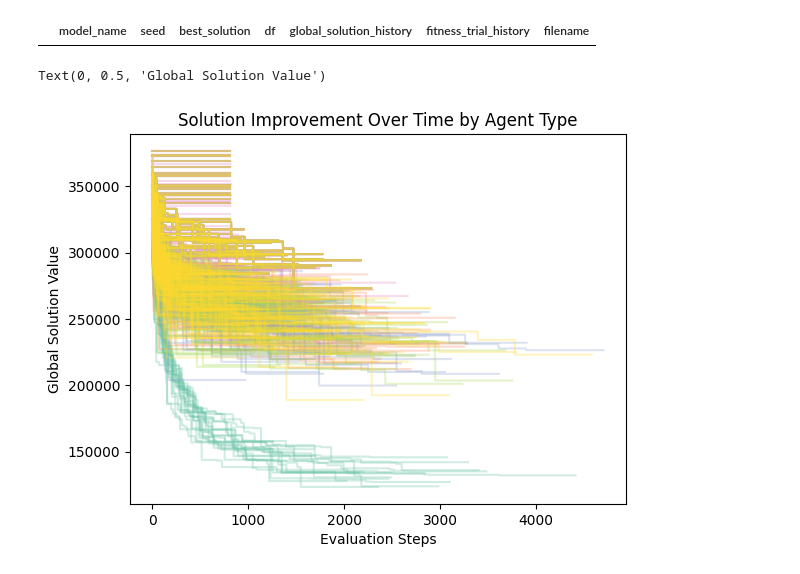
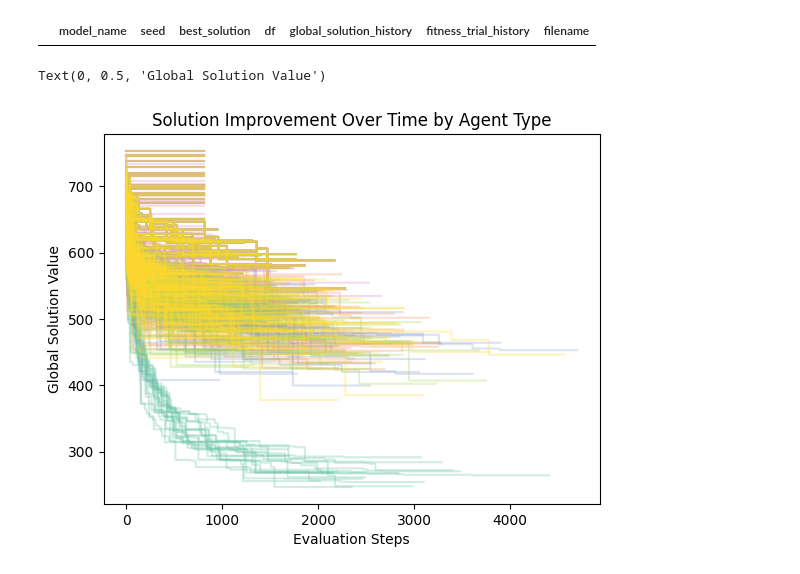
Before and after one commit to warisa-cmu/rl-meta-test, a Jupyter notebook: src/P03_MSIE/T01_param_study/eval_visualize.ipynb, the cells around one changed output. Drawn from its saved outputs; the diff is of its cells as text; code cells hidden in the pictures.

```diff
--- a/src/P03_MSIE/T01_param_study/eval_visualize.ipynb
+++ b/src/P03_MSIE/T01_param_study/eval_visualize.ipynb
@@ -69,15 +69,15 @@ ds[filt]
 # %%
 models = ds["filename"].unique()
 # colors = sns.color_palette("husl", len(models))
 colors = sns.color_palette("Set2", len(models))
 for model, color in zip(models, colors):
     filt = ds["filename"] == model
     for history in ds[filt]["global_solution_history"]:
-        sns.lineplot(data=np.array(history)*500, color=color, alpha=0.3)
+        sns.lineplot(data=np.array(history), color=color, alpha=0.3)
 
 plt.title("Solution Improvement Over Time by Agent Type")
 plt.xlabel("Evaluation Steps")
 plt.ylabel("Global Solution Value")
 # %% [output]
 Text(0, 0.5, 'Global Solution Value')
-[figure, old version]
+[figure, new version]
```
Also changed, not shown: 10 other files.
